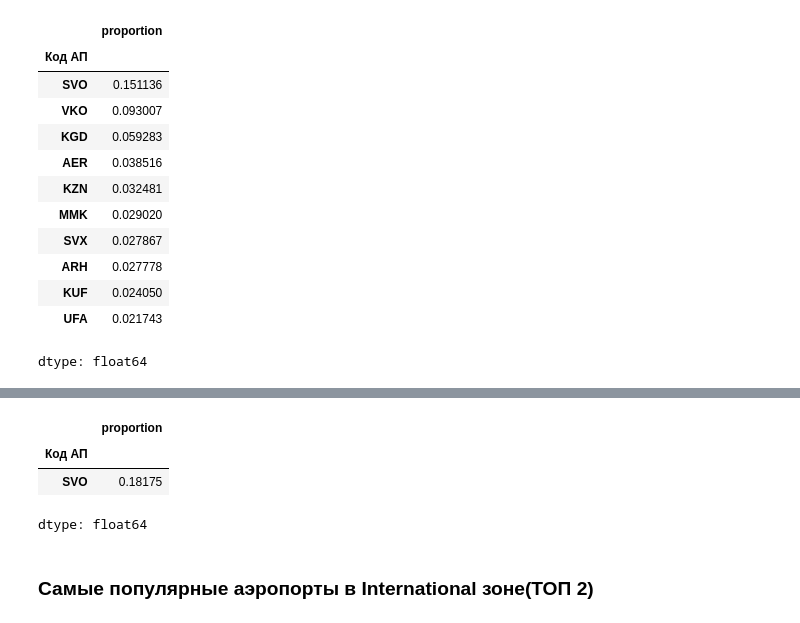
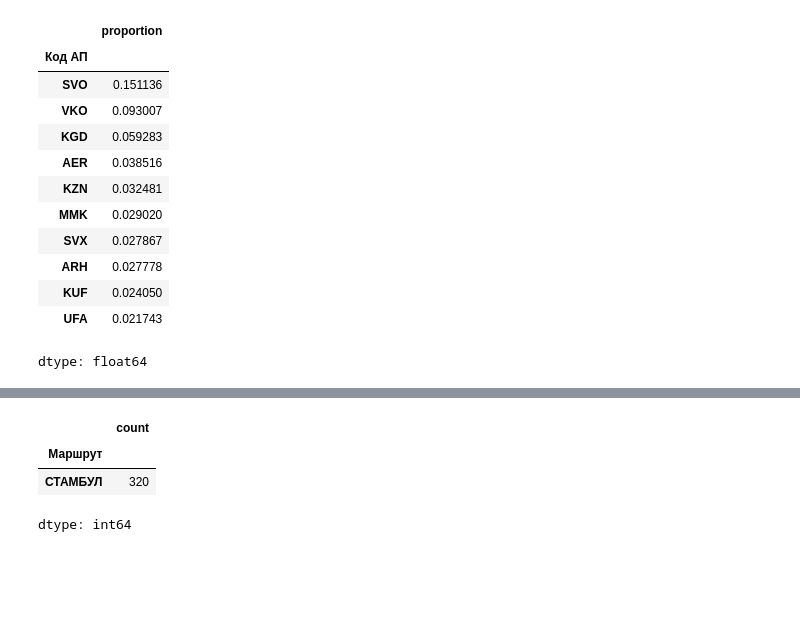
Before and after one commit to trxmaschine/homewrks, a Jupyter notebook: Home_works_2.ipynb, the cells around one changed output, grey strips where cells are left out. Saved outputs shown, nothing was run; the diff lists cells and outputs as text; code cells hidden in the pictures; blank space fills up the shorter version.

```diff
--- a/Home_works_2.ipynb
+++ b/Home_works_2.ipynb
@@ -156,11 +138,8 @@ ax.pie(data, labels=data.index, autopct='%1.f%%');
-# %%
-df2['Код АП'].value_counts(normalize=True,ascending=False).head(1) #ТОП 1 без визуализации
-# %% [output]
-|  | proportion |
-| Код АП |  |
-| SVO | 0.18175 |
-dtype: float64
-# %% [markdown]
-### Самые популярные аэропорты в International зоне(ТОП 2)
 # %%
-df3 = df1[df1['Направление'] == 'International'] # фильтруем направление, дублируем таблицу
+df3 = df1[df1['Направление'] == 'International']
+df3['Маршрут'].value_counts(ascending=False).head(1) # international
+# %% [output]
+|  | count |
+| Маршрут |  |
+| СТАМБУЛ | 320 |
+dtype: int64
```
Also changed, not shown: parts of 24 cells of this notebook.
